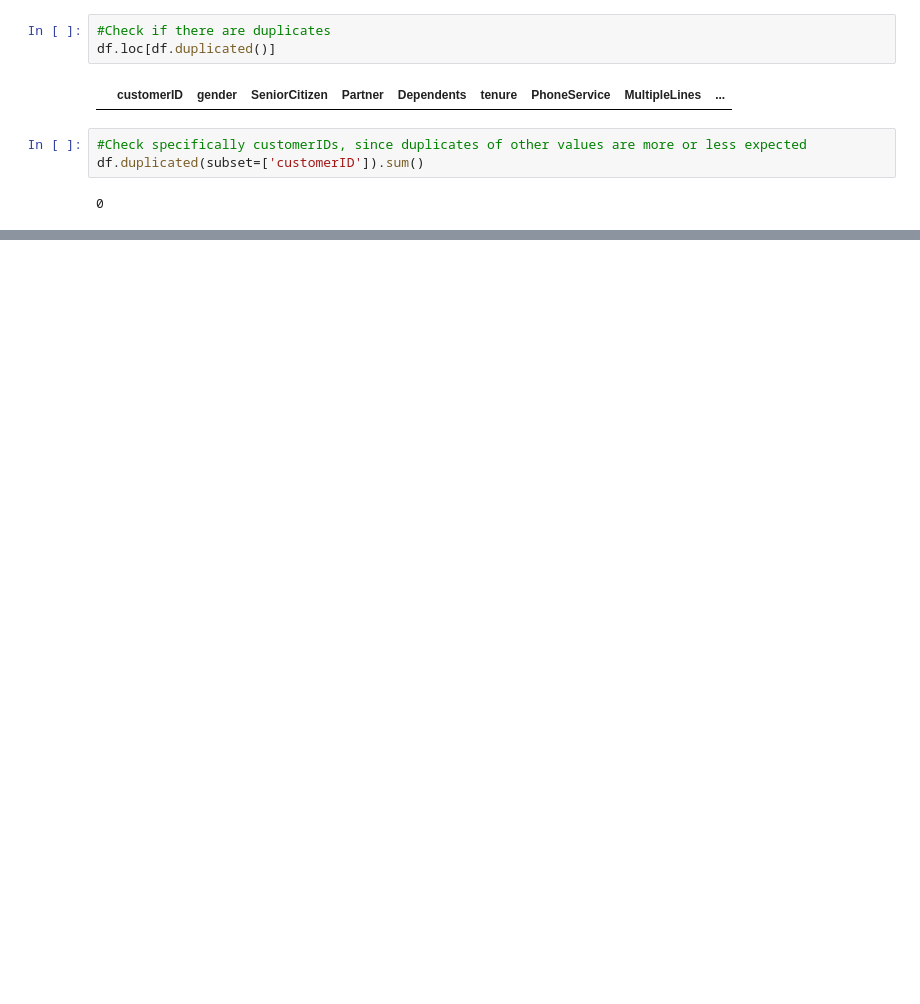
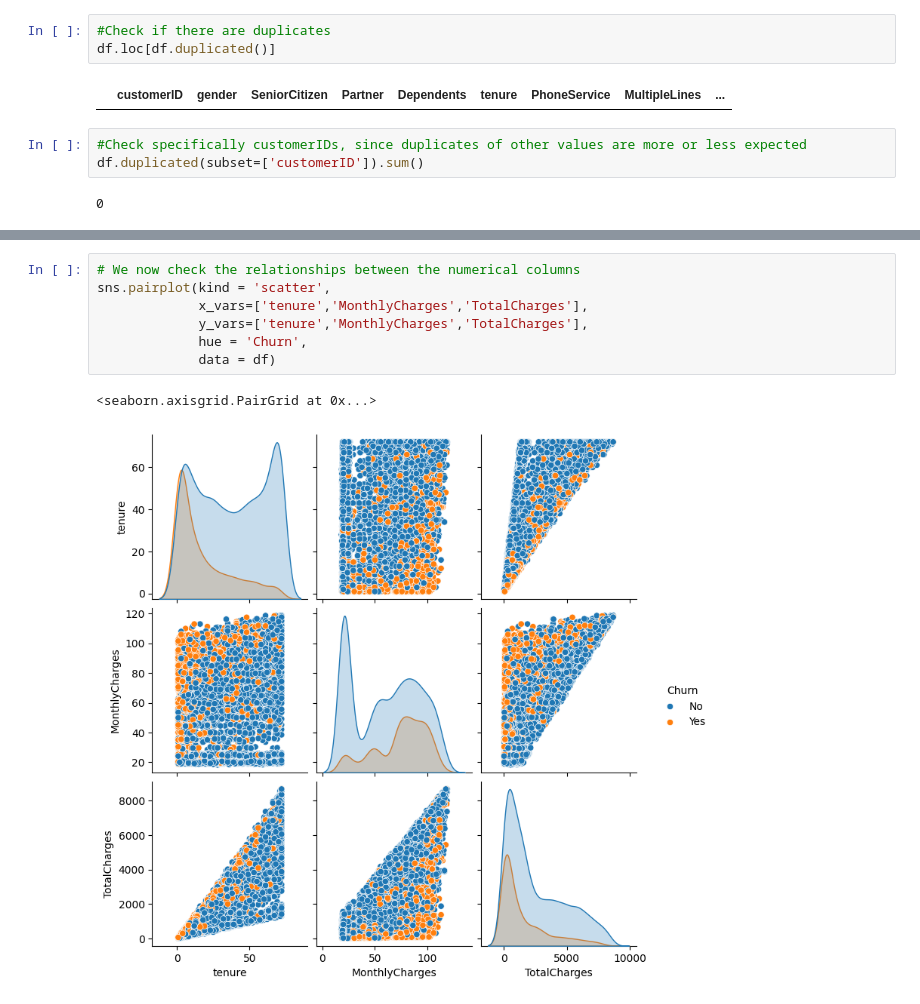
Before and after one commit to UIghodaro/vanilla-NN-Numpy-w-EDA, a Jupyter notebook: Exploratory Data Analysis/EDA.ipynb, the cells around one changed output, grey strips where cells are left out. Cells and saved outputs as stored; diff of their text form; blank space fills up the shorter version.

```diff
--- a/Exploratory Data Analysis/EDA.ipynb
+++ b/Exploratory Data Analysis/EDA.ipynb
@@ -254,0 +353,10 @@ df.duplicated(subset=['customerID']).sum()
+# %%
+# We now check the relationships between the numerical columns
+sns.pairplot(kind = 'scatter',
+             x_vars=['tenure','MonthlyCharges','TotalCharges'],
+             y_vars=['tenure','MonthlyCharges','TotalCharges'],
+             hue = 'Churn',
+             data = df)
+# %% [output]
+<seaborn.axisgrid.PairGrid at 0x...>
+[figure, added]
```
Also changed, not shown: parts of 30 cells of this notebook.
